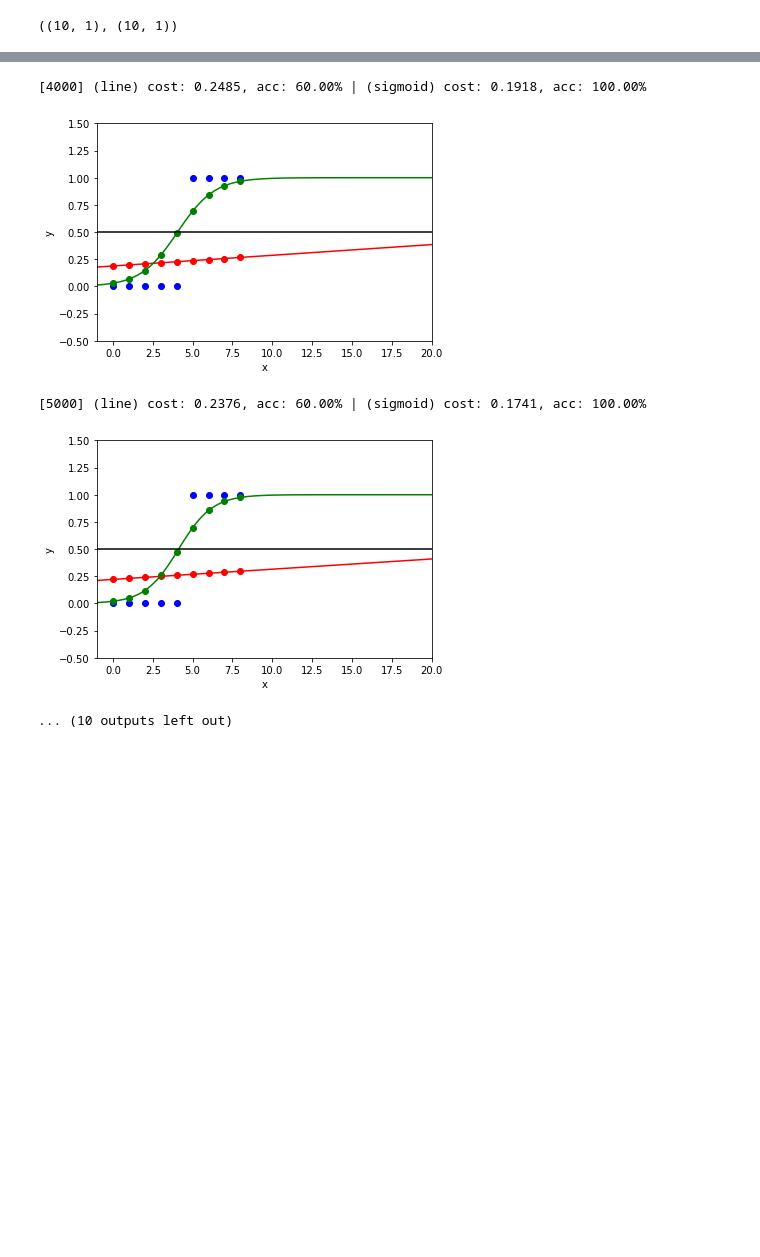
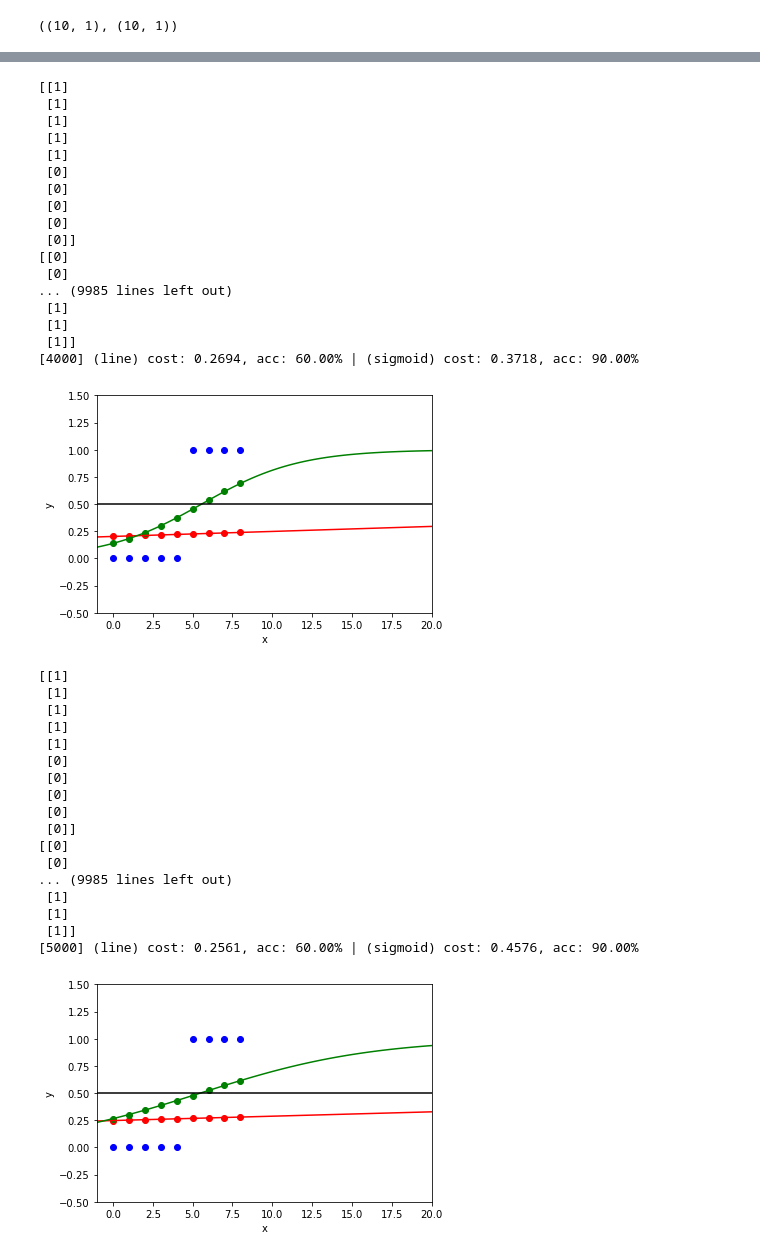
Before and after one commit to jaejun-yoo/Linear-regression-vs-Logstic-regression, a Jupyter notebook: regressions.ipynb, the cells around one changed output, grey strips where cells are left out. Saved outputs shown, nothing was run; the diff lists cells and outputs as text; code cells hidden in the pictures; blank space fills up the shorter version.

```diff
--- a/regressions.ipynb
+++ b/regressions.ipynb
@@ -100,30 +100,25 @@ sess.run(tf.global_variables_initializer())
 hx_l = np.linspace(xlim[0], xlim[1], 100)
 hx_s = np.linspace(xlim[0], xlim[1], 100)
 
-for step in range(10001):
+for step in range(5001):
     """
     cost_val, _ = sess.run([cost, train], feed_dict={X: x_data, Y: y_data})
     if step % interval == 0:
         print(step, cost_val)
     """
-    if step <= 5000:
-        xt, yt, _1, _2, _3, _4 = sess.run([X, Y, cost_line, train_line, cost_sigmoid, train_sigmoid],
-                                          {X: x_data, Y: y_data})
+    if step > 3000:
+        y_data = 1-y_data
 
-        # Accuracy report
-        W_l, b_l, h_l, c_l, a_l = sess.run([W_line, b_line, hypo_line, cost_line, accuracy_line],
-                                           {X: x_data, Y: y_data})
-        W_s, b_s, h_s, c_s, a_s = sess.run([W_sigmoid, b_sigmoid, hypo_sigmoid, cost_sigmoid, accuracy_sigmoid],
-                                           {X: x_data, Y: y_data})
-    else:
-        xt, yt, _1, _2, _3, _4 = sess.run([X, Y, cost_line, train_line, cost_sigmoid, train_sigmoid],
-                                      {X: x_data, Y: 1-y_data})
+    xt, yt, _1, _2, _3, _4 = sess.run([X, Y, cost_line, train_line, cost_sigmoid, train_sigmoid],
+                                      {X: x_data, Y: y_data})
 
-        # Accuracy report
-        W_l, b_l, h_l, c_l, a_l = sess.run([W_line, b_line, hypo_line, cost_line, accuracy_line],
-                                           {X: x_data, Y: 1-y_data})
-        W_s, b_s, h_s, c_s, a_s = sess.run([W_sigmoid, b_sigmoid, hypo_sigmoid, cost_sigmoid, accuracy_sigmoid],
-                                           {X: x_data, Y: 1-y_data})
+    # Accuracy report
+    W_l, b_l, h_l, c_l, a_l = sess.run([W_line, b_line, hypo_line, cost_line, accuracy_line],
+                                       {X: x_data, Y: y_data})
+    W_s, b_s, h_s, c_s, a_s = sess.run([W_sigmoid, b_sigmoid, hypo_sigmoid, cost_sigmoid, accuracy_sigmoid],
+                                       {X: x_data, Y: y_data})
+
+
 
     if step % 1000 == 0:
         print("[{}] (line) cost: {:.4f}, acc: {:.2%} | (sigmoid) cost: {:.4f}, acc: {:.2%}".format(step, c_l, a_l, c_s, a_s))
@@ -134,35 +129,66 @@ for step in range(10001):
         # learning linear function
         hy_l = W_l * hx_l + b_l
         plt.plot(hx_l, hy_l[0], 'r')
         # learning sigmoid function
         hy_s = 1 / (1 + np.exp(-(W_s * hx_s + b_s)))
         plt.plot(hx_s, hy_s[0], 'g')
         # y = 0.5
         plt.plot(hx_s, np.full(hx_s.shape[0], 0.5), 'black')
 
         #
         plt.xlabel('x')
         plt.ylabel('y')
         plt.xlim(xlim[0], xlim[1])
         plt.ylim(ylim[0], ylim[1])
         plt.legend()
         plt.show()
 
         if a_l == 1.0 and a_s == 1.0:
             pass #break
         elif math.isnan(c_l) and math.isnan(c_s):
             break
 # %% [output]
 [0] (line) cost: 630.8366, acc: 60.00% | (sigmoid) cost: 1.1109, acc: 60.00%
 [figure]
 [1000] (line) cost: 0.3132, acc: 60.00% | (sigmoid) cost: 0.3334, acc: 90.00%
 [figure]
 [2000] (line) cost: 0.2843, acc: 60.00% | (sigmoid) cost: 0.2575, acc: 90.00%
 [figure]
 [3000] (line) cost: 0.2635, acc: 60.00% | (sigmoid) cost: 0.2172, acc: 90.00%
 [figure]
-[4000] (line) cost: 0.2485, acc: 60.00% | (sigmoid) cost: 0.1918, acc: 100.00%
+[[1]
+ [1]
+ [1]
+ [1]
+ [1]
+ [0]
+ [0]
+ [0]
+ [0]
+ [0]]
+[[0]
+ [0]
+... (9985 lines left out)
+ [1]
+ [1]
+ [1]]
+[4000] (line) cost: 0.2694, acc: 60.00% | (sigmoid) cost: 0.3718, acc: 90.00%
-[figure, old version]
+[figure, new version]
-[5000] (line) cost: 0.2376, acc: 60.00% | (sigmoid) cost: 0.1741, acc: 100.00%
+[[1]
+ [1]
+ [1]
+ [1]
+ [1]
+ [0]
+ [0]
+ [0]
+ [0]
+ [0]]
+[[0]
+ [0]
+... (9985 lines left out)
+ [1]
+ [1]
+ [1]]
+[5000] (line) cost: 0.2561, acc: 60.00% | (sigmoid) cost: 0.4576, acc: 90.00%
-[figure, old version]
+[figure, new version]
-... (10 outputs left out)
```
Also changed, not shown: parts of 2 cells of this notebook.
